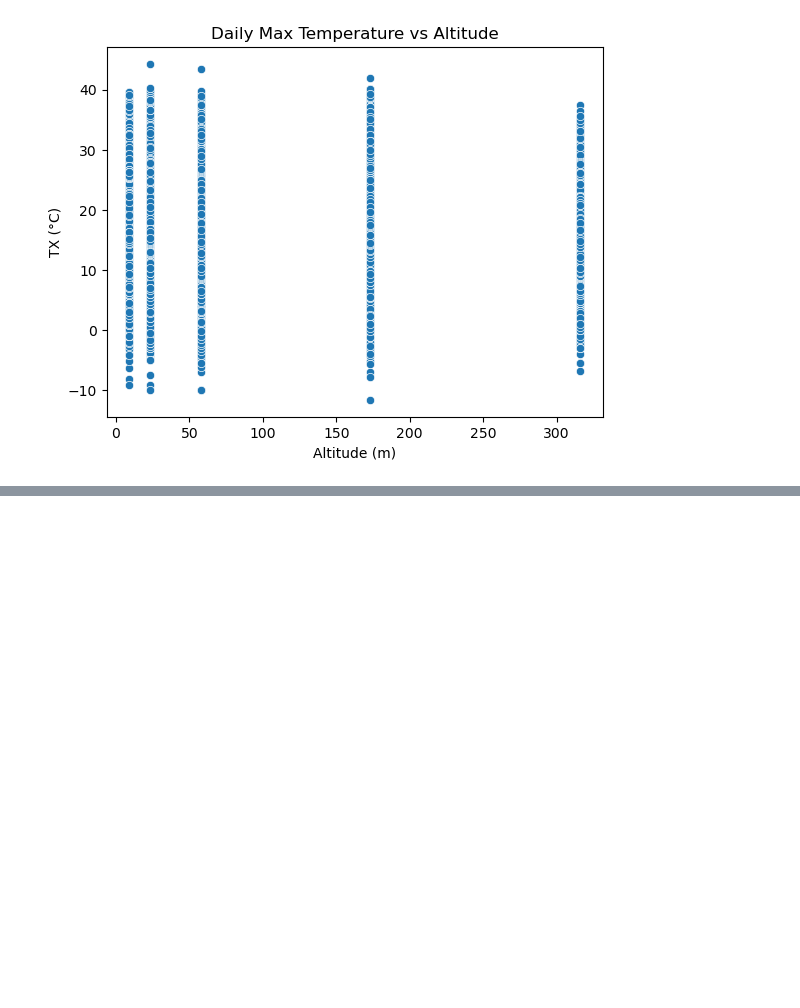
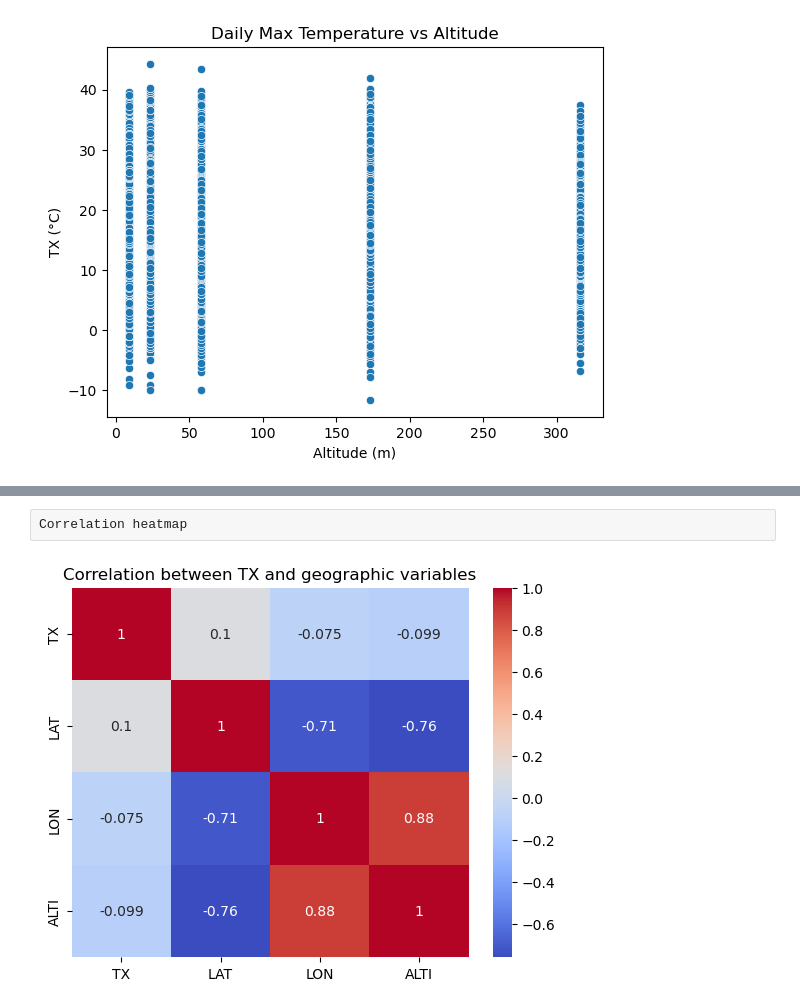
Before and after one commit to mohammadRezanilchiyan/Extreme-Temperature-Analysis, a Jupyter notebook: Extreme_Temperatures.ipynb, the cells around one changed output, grey strips where cells are left out. Saved outputs shown, nothing was run; the diff lists cells and outputs as text; code cells hidden in the pictures; blank space fills up the shorter version.

```diff
--- a/Extreme_Temperatures.ipynb
+++ b/Extreme_Temperatures.ipynb
@@ -155,0 +201,9 @@ plt.show()
+# %% [raw]
+Correlation heatmap
+# %%
+corr = df_mar[["TX","LAT","LON","ALTI"]].corr()
+sns.heatmap(corr, annot=True, cmap="coolwarm")
+plt.title("Correlation between TX and geographic variables")
+plt.show()
+# %% [output]
+[figure, added]
```
Also changed, not shown: parts of 1 cell of this notebook.
